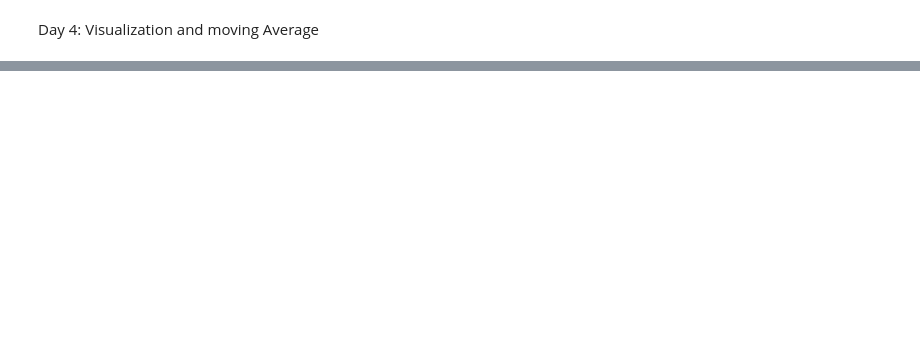
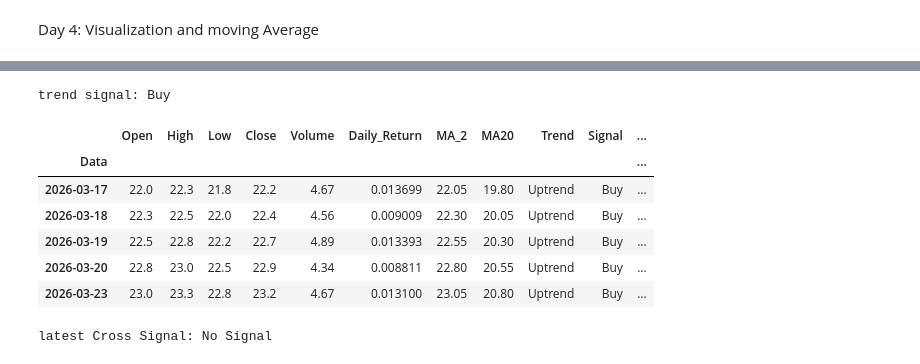
Before and after one commit to hady872/egypt-stock-ai-bot, a Jupyter notebook: notebooks/day2_data_loading.ipynb, the cells around one changed output, grey strips where cells are left out. Cells and saved outputs as stored; diff of their text form; code cells hidden in the pictures; blank space fills up the shorter version.

```diff
--- a/notebooks/day2_data_loading.ipynb
+++ b/notebooks/day2_data_loading.ipynb
@@ -253,0 +330,4 @@ df[["Close", "MA20"]]
+# %%
+df["Signal"] = "Hold"
+df.loc[df["Close"] > df["MA20"], "Signal"] = "Buy"
+df.loc[df["Close"] < df["MA20"], "Signal"] = "Sell"
@@ -253,0 +344,25 @@ df[["Close", "MA20"]]
+# %%
+latest_signal = df["Signal"].iloc[-1]
+print("trend signal:", latest_signal)
+# %% [output]
+trend signal: Buy
+# %%
+df["Diff"] = df["Close"] - df["MA20"]
+# %%
+df["Cross Signal"] = "No Signal"
+df.loc[(df["Diff"] > 0) & (df["Diff"].shift(1) <= 0), "Cross Signal"] = "Sell"
+# %%
+df.tail()
+# %% [output]
+|  | Open | High | Low | Close | Volume | Daily_Return | MA_2 | MA20 | Trend | Signal | ... |
+| Data |  |  |  |  |  |  |  |  |  |  | ... |
+| 2026-03-17 | 22.0 | 22.3 | 21.8 | 22.2 | 4.67 | 0.013699 | 22.05 | 19.80 | Uptrend | Buy | ... |
+| 2026-03-18 | 22.3 | 22.5 | 22.0 | 22.4 | 4.56 | 0.009009 | 22.30 | 20.05 | Uptrend | Buy | ... |
+| 2026-03-19 | 22.5 | 22.8 | 22.2 | 22.7 | 4.89 | 0.013393 | 22.55 | 20.30 | Uptrend | Buy | ... |
+| 2026-03-20 | 22.8 | 23.0 | 22.5 | 22.9 | 4.34 | 0.008811 | 22.80 | 20.55 | Uptrend | Buy | ... |
+| 2026-03-23 | 23.0 | 23.3 | 22.8 | 23.2 | 4.67 | 0.013100 | 23.05 | 20.80 | Uptrend | Buy | ... |
+# %%
+latest_cross = df["Cross Signal"].iloc[-1]
+print("latest Cross Signal:", latest_cross)
+# %% [output]
+latest Cross Signal: No Signal
```
Also changed, not shown: parts of 19 cells of this notebook, 2 other files.
